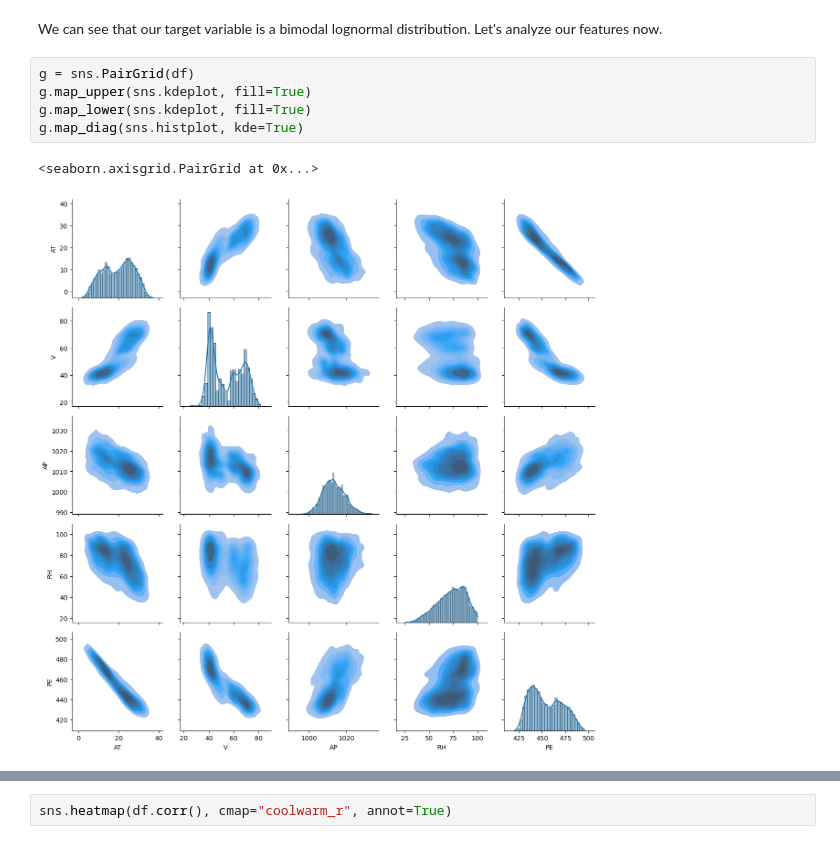
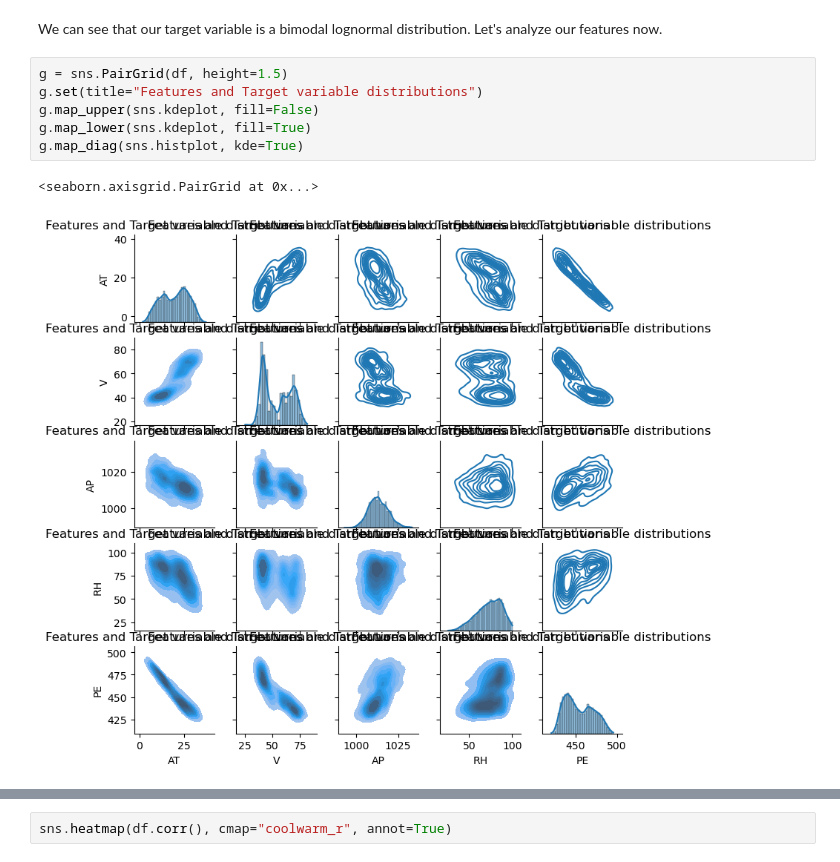
Before and after one commit to arsandov/case_studies, a Jupyter notebook: combined_cycle_power_plant_energy_production/analysis.ipynb, the cells around one changed output, grey strips where cells are left out. Cells and saved outputs as stored; diff of their text form.

```diff
--- a/combined_cycle_power_plant_energy_production/analysis.ipynb
+++ b/combined_cycle_power_plant_energy_production/analysis.ipynb
@@ -33,13 +35,14 @@ sns.histplot(data=df, x="PE", kde=True)
 # %% [markdown]
 We can see that our target variable is a bimodal lognormal distribution. Let's analyze our features now.
 # %%
-g = sns.PairGrid(df)
-g.map_upper(sns.kdeplot, fill=True)
+g = sns.PairGrid(df, height=1.5)
+g.set(title="Features and Target variable distributions")
+g.map_upper(sns.kdeplot, fill=False)
 g.map_lower(sns.kdeplot, fill=True)
 g.map_diag(sns.histplot, kde=True)
 # %% [output]
 <seaborn.axisgrid.PairGrid at 0x...>
-[figure, old version]
+[figure, new version]
 # %% [markdown]
 A few insights:
 - AT and V have bimodal distributions
```
Also changed, not shown: parts of 4 cells of this notebook.
